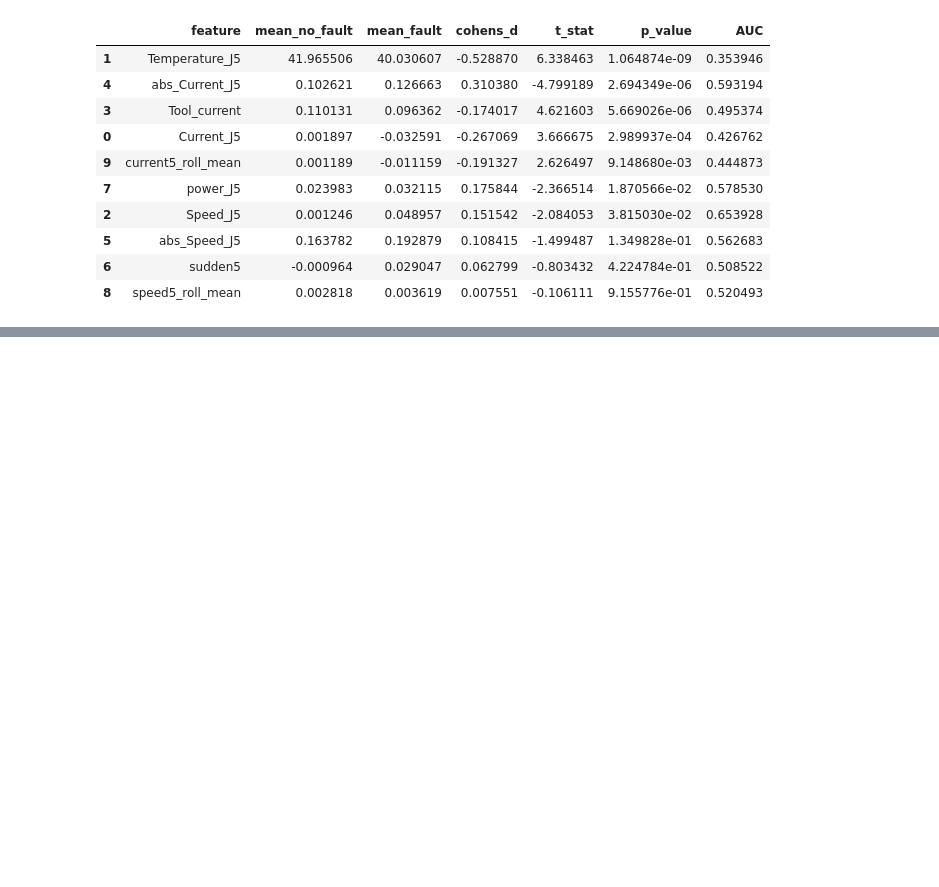
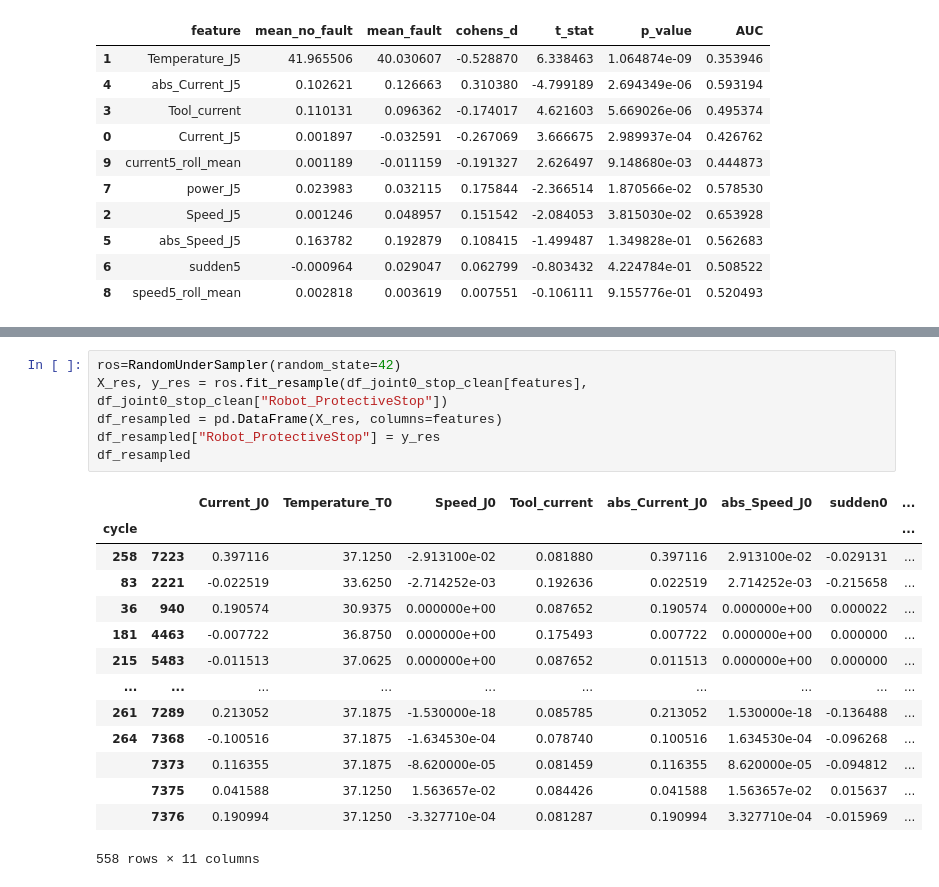
Before and after one commit to faridahamid/Robo-Fault, a Jupyter notebook: check.ipynb, the cells around one changed output, grey strips where cells are left out. Cells and saved outputs as stored; diff of their text form; blank space fills up the shorter version.

```diff
--- a/check.ipynb
+++ b/check.ipynb
@@ -475,0 +518,21 @@ uni5_grip
+# %%
+ros=RandomUnderSampler(random_state=42)
+X_res, y_res = ros.fit_resample(df_joint0_stop_clean[features], df_joint0_stop_clean["Robot_ProtectiveStop"])
+df_resampled = pd.DataFrame(X_res, columns=features)
+df_resampled["Robot_ProtectiveStop"] = y_res
+df_resampled
+# %% [output]
+|  |  | Current_J0 | Temperature_T0 | Speed_J0 | Tool_current | abs_Current_J0 | abs_Speed_J0 | sudden0 | ... |
+| cycle |  |  |  |  |  |  |  |  | ... |
+| 258 | 7223 | 0.397116 | 37.1250 | -2.913100e-02 | 0.081880 | 0.397116 | 2.913100e-02 | -0.029131 | ... |
+| 83 | 2221 | -0.022519 | 33.6250 | -2.714252e-03 | 0.192636 | 0.022519 | 2.714252e-03 | -0.215658 | ... |
+| 36 | 940 | 0.190574 | 30.9375 | 0.000000e+00 | 0.087652 | 0.190574 | 0.000000e+00 | 0.000022 | ... |
+| 181 | 4463 | -0.007722 | 36.8750 | 0.000000e+00 | 0.175493 | 0.007722 | 0.000000e+00 | 0.000000 | ... |
+| 215 | 5483 | -0.011513 | 37.0625 | 0.000000e+00 | 0.087652 | 0.011513 | 0.000000e+00 | 0.000000 | ... |
+| ... | ... | ... | ... | ... | ... | ... | ... | ... | ... |
+| 261 | 7289 | 0.213052 | 37.1875 | -1.530000e-18 | 0.085785 | 0.213052 | 1.530000e-18 | -0.136488 | ... |
+| 264 | 7368 | -0.100516 | 37.1875 | -1.634530e-04 | 0.078740 | 0.100516 | 1.634530e-04 | -0.096268 | ... |
+|  | 7373 | 0.116355 | 37.1875 | -8.620000e-05 | 0.081459 | 0.116355 | 8.620000e-05 | -0.094812 | ... |
+|  | 7375 | 0.041588 | 37.1250 | 1.563657e-02 | 0.084426 | 0.041588 | 1.563657e-02 | 0.015637 | ... |
+|  | 7376 | 0.190994 | 37.1250 | -3.327710e-04 | 0.081287 | 0.190994 | 3.327710e-04 | -0.015969 | ... |
+558 rows × 11 columns
```
Also changed, not shown: parts of 20 cells of this notebook, 1 other file.
